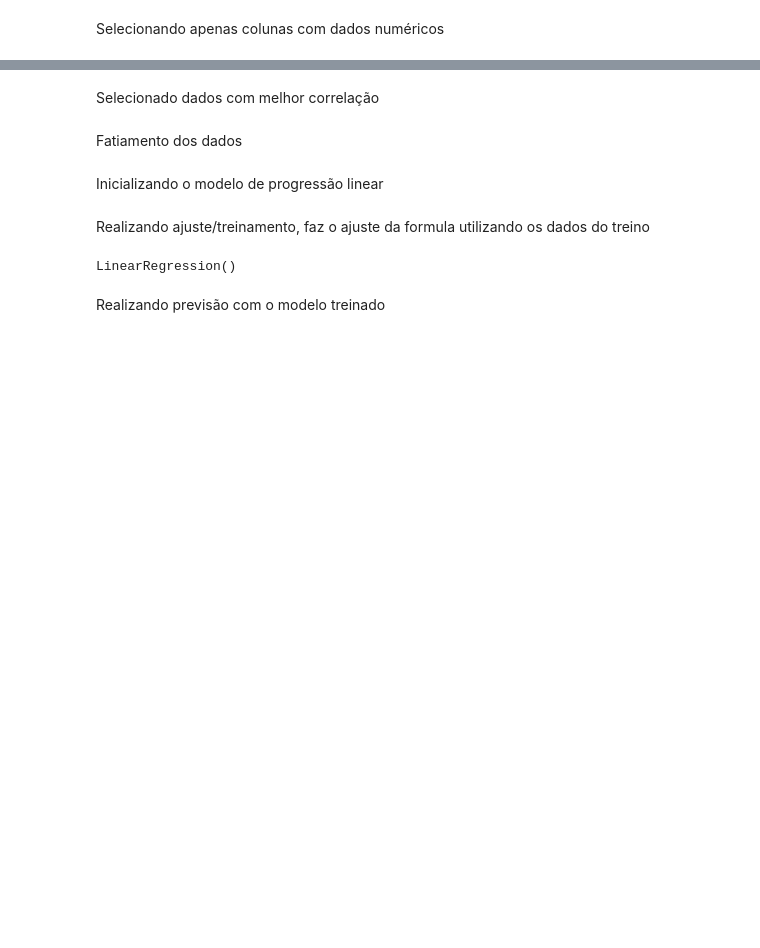
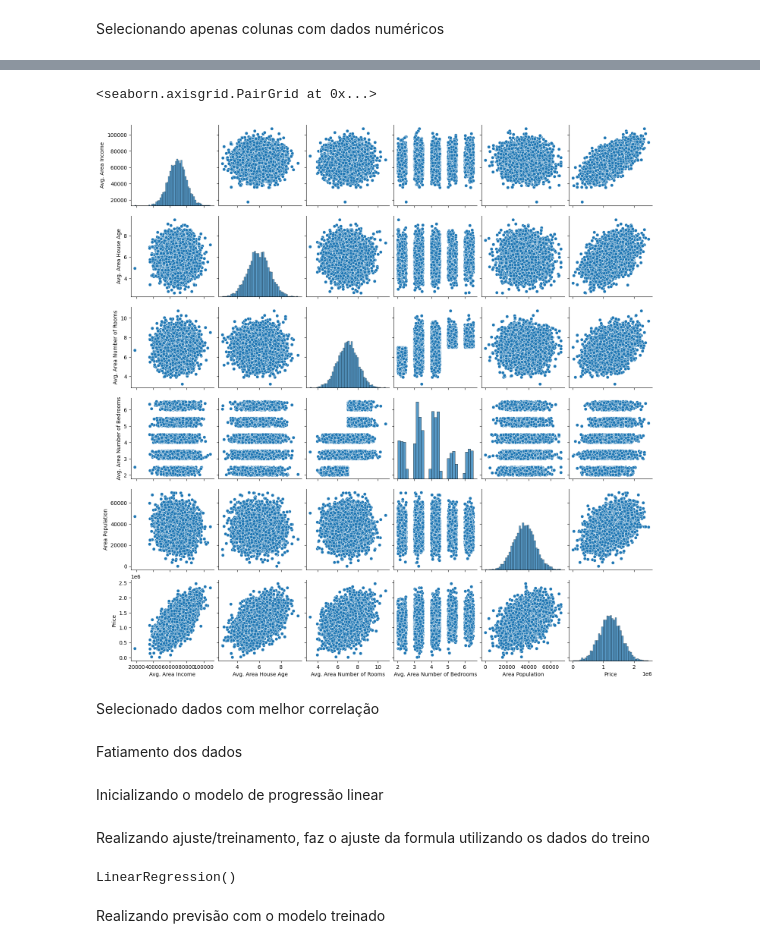
Before and after one commit to mariodac/Santander-Coders-2024-Data-Science, a Jupyter notebook: intro_machine_learning_1pt1.ipynb, the cells around one changed output, grey strips where cells are left out. Saved outputs shown, nothing was run; the diff lists cells and outputs as text; code cells hidden in the pictures; blank space fills up the shorter version.

Commit message:
Criado gráfico pairplot

```diff
--- a/intro_machine_learning_1pt1.ipynb
+++ b/intro_machine_learning_1pt1.ipynb
@@ -50,6 +50,11 @@ numeric_df.corr()
 | Avg. Area Number of Bedrooms | 0.019788 | 0.006149 | 0.462695 | 1.000000 | -0.022168 | ... |
 | Area Population | -0.016234 | -0.018743 | 0.002040 | -0.022168 | 1.000000 | ... |
 | Price | 0.639734 | 0.452543 | 0.335664 | 0.171071 | 0.408556 | ... |
+# %%
+sns.pairplot(numeric_df)
+# %% [output]
+<seaborn.axisgrid.PairGrid at 0x...>
+[figure, added]
 # %% [markdown]
 Selecionado dados com melhor correlação
 # %%
```
Also changed, not shown: parts of 8 cells of this notebook.
